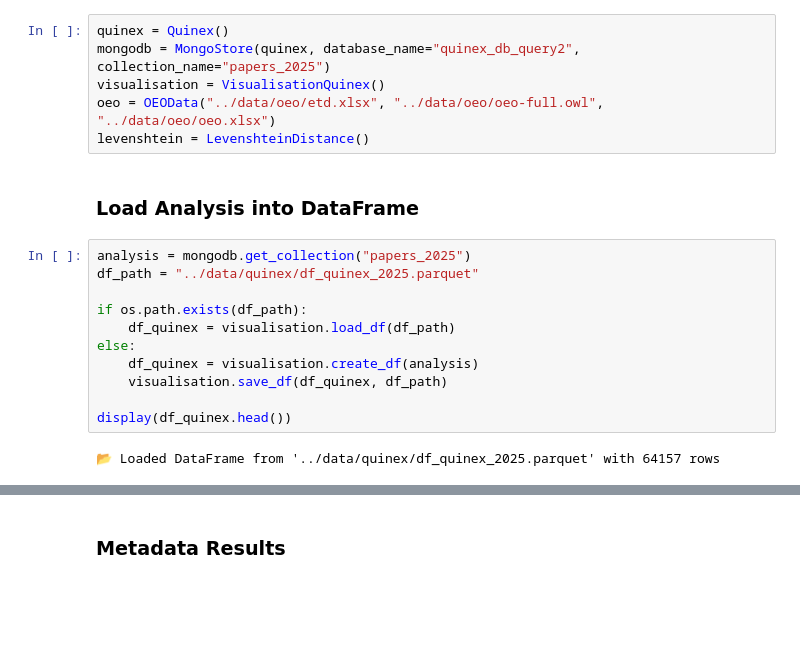
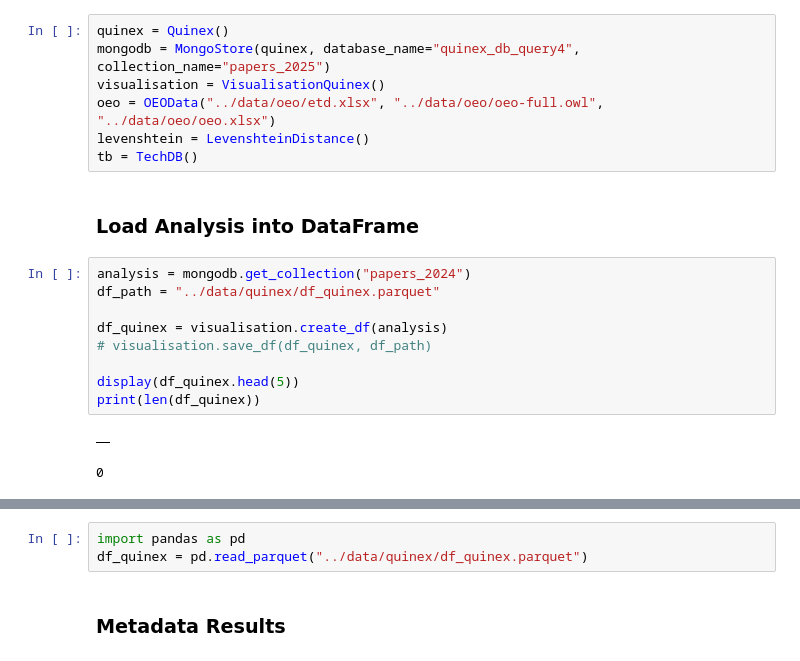
Before and after one commit to FZJ-IEK3-VSA/quinex-energy-system-studies, a Jupyter notebook: notebooks/quinex_results.ipynb, the cells around one changed output, grey strips where cells are left out. Saved outputs shown, nothing was run; the diff lists cells and outputs as text; blank space fills up the shorter version.

```diff
--- a/notebooks/quinex_results.ipynb
+++ b/notebooks/quinex_results.ipynb
@@ -15,21 +16,21 @@ from quinex_application.levenshtein import LevenshteinDistance
 # %%
 quinex = Quinex()
-mongodb = MongoStore(quinex, database_name="quinex_db_query2", collection_name="papers_2025")
+mongodb = MongoStore(quinex, database_name="quinex_db_query4", collection_name="papers_2025")
 visualisation = VisualisationQuinex()
 oeo = OEOData("../data/oeo/etd.xlsx", "../data/oeo/oeo-full.owl", "../data/oeo/oeo.xlsx")
 levenshtein = LevenshteinDistance()
+tb = TechDB()
 # %% [markdown]
 ### **Load Analysis into DataFrame**
 # %%
-analysis = mongodb.get_collection("papers_2025")
-df_path = "../data/quinex/df_quinex_2025.parquet"
+analysis = mongodb.get_collection("papers_2024")
+df_path = "../data/quinex/df_quinex.parquet"
 
-if os.path.exists(df_path):
-    df_quinex = visualisation.load_df(df_path)
-else:
-    df_quinex = visualisation.create_df(analysis)
-    visualisation.save_df(df_quinex, df_path)
+df_quinex = visualisation.create_df(analysis)
+# visualisation.save_df(df_quinex, df_path)
 
-display(df_quinex.head())
+display(df_quinex.head(5))
+print(len(df_quinex))
 # %% [output]
+|  |
-📂 Loaded DataFrame from '../data/quinex/df_quinex_2025.parquet' with 64157 rows
+0
@@ -42,3 +37,6 @@ display(df_quinex.head())
+# %%
+import pandas as pd
+df_quinex = pd.read_parquet("../data/quinex/df_quinex.parquet")
 # %% [markdown]
 ### **Metadata Results**
 # %%
```
Also changed, not shown: parts of 15 cells of this notebook, 8 other files.
